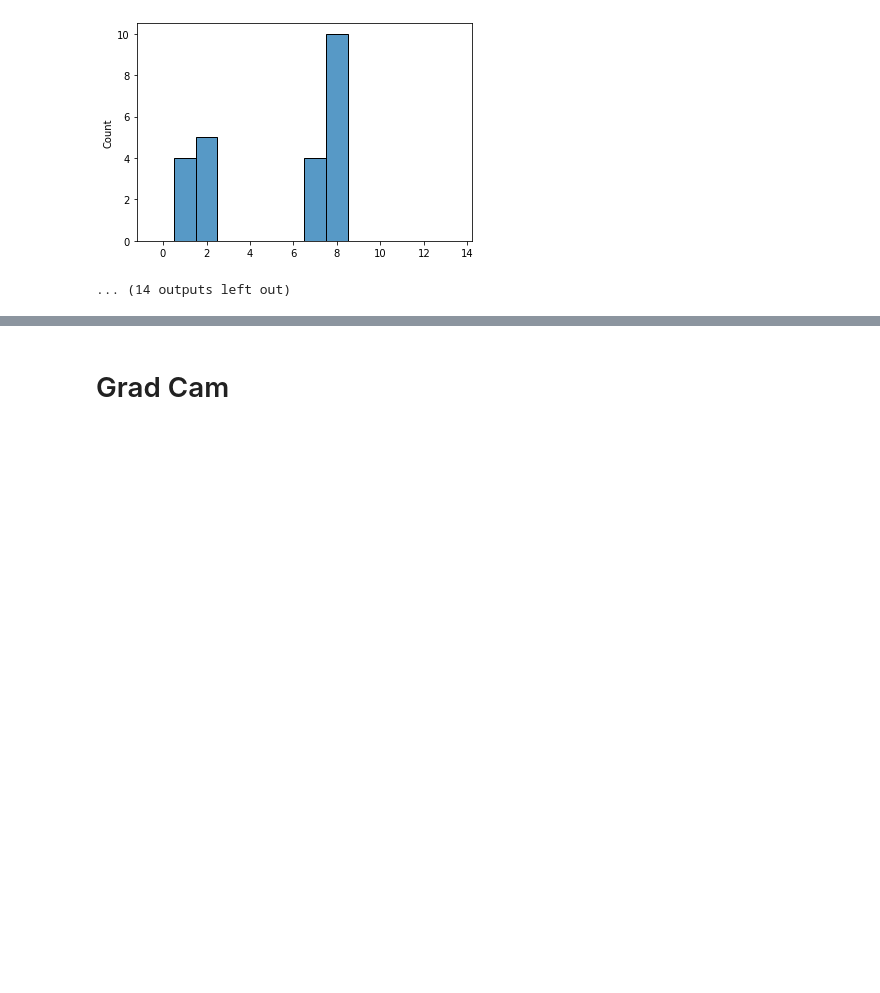
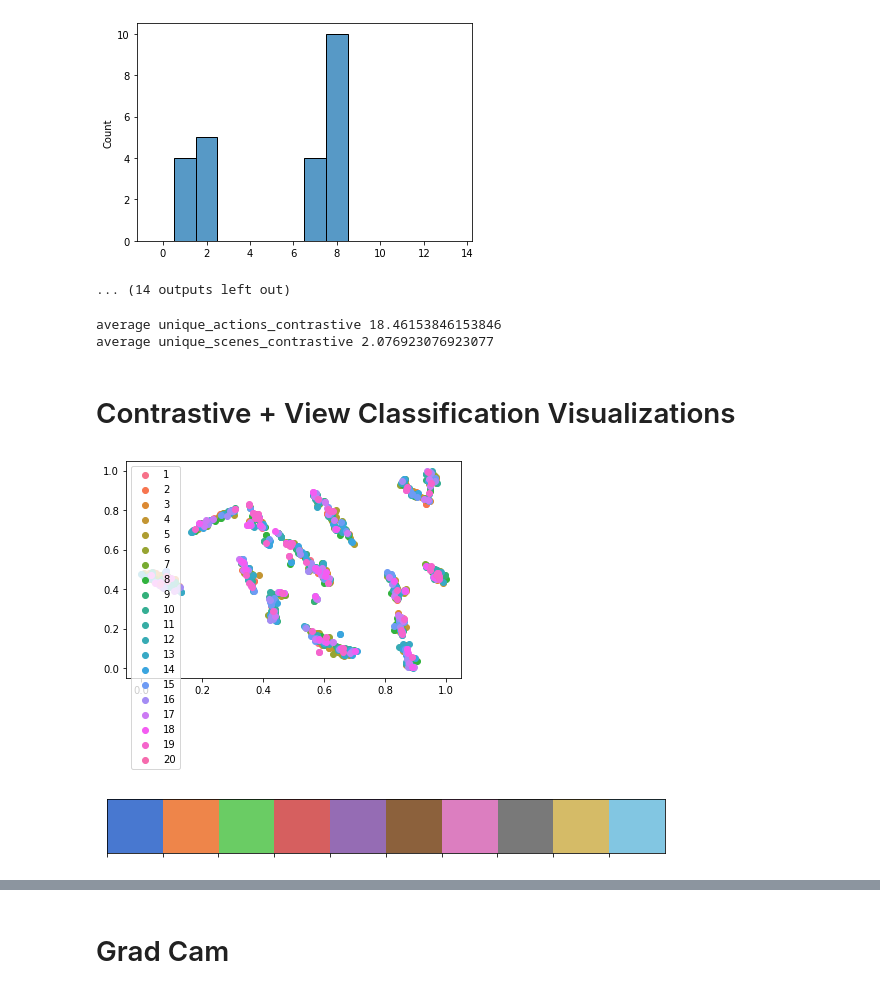
Before and after one commit to arushirai1/contrastive-multiview-action-recognition, a Jupyter notebook: tsne_visualizations.ipynb, the cells around one changed output, grey strips where cells are left out. Cells and saved outputs as stored; diff of their text form; code cells hidden in the pictures; blank space fills up the shorter version.

```diff
--- a/tsne_visualizations.ipynb
+++ b/tsne_visualizations.ipynb
@@ -307,3 +308,44 @@ Cluster 4
 Cluster 5
 [figure]
 ... (14 outputs left out)
+# %%
+unique_actions_contrastive = get_unique_per_cluster(lambda cluster_label: [m.action for i, m in \
+                  enumerate(get_subset_arr(meta_data, cluster_label, \
+                                           indicies_per_cluster_label))])
+print("average unique_actions_contrastive", unique_actions_contrastive)
+
+unique_scenes_contrastive = get_unique_per_cluster(lambda cluster_label: [m.scene for i, m in \
+                  enumerate(get_subset_arr(meta_data, cluster_label, \
+                                           indicies_per_cluster_label))])
+print("average unique_scenes_contrastive", unique_scenes_contrastive)
+# %% [output]
+average unique_actions_contrastive 18.46153846153846
+average unique_scenes_contrastive 2.076923076923077
+# %% [markdown]
+# Contrastive + View Classification Visualizations
+# %%
+### PARAMS ####
+contrastive = True
+pre_fine_tuning = True
+view_classification = True
+#exp_name = 'cv_same_timepoint_eval_single_clip_100contrastive_endpoint_A_finetune_TrueFalse'
+#exp_name = 'cross_view_contrastive_same_timepointresnet3D1832128_False_clips_1_lr_0.02augmentFalse'
+#exp_name = 'supervised_CV_10resnet3D181616_False_clips_1_gru_False_CS_False'
+exp_name = 'view_classificationresnet3D183264_False_clips_1_lr_0.002augmentFalse'
+### PARAMS FOR VISUALIZATION ###
+view_only_viz = False
+number_samples = 50
+num_limited_targets = 20
+
+#compressed_repr, generated_output, contrastive_repr, view_classification
+# %%
+base_model = get_base_model(exp_name, contrastive, pre_fine_tuning, view_classification)
+
+train_dataset, test_dataset = get_ntuard('Data', num_clips=1, cross_subject=False)
+sampled_targets, itemize_index_by_target = get_sampled_targets(test_dataset, number_samples)
+
+tsne, respective_targets, meta_data = get_tsne_representations(base_model, sampled_targets, test_dataset)
+get_visualizations(tsne, num_limited_targets, respective_targets)
+# %% [output]
+[figure, added]
+[figure, added]
```
Also changed, not shown: parts of 26 cells of this notebook.
